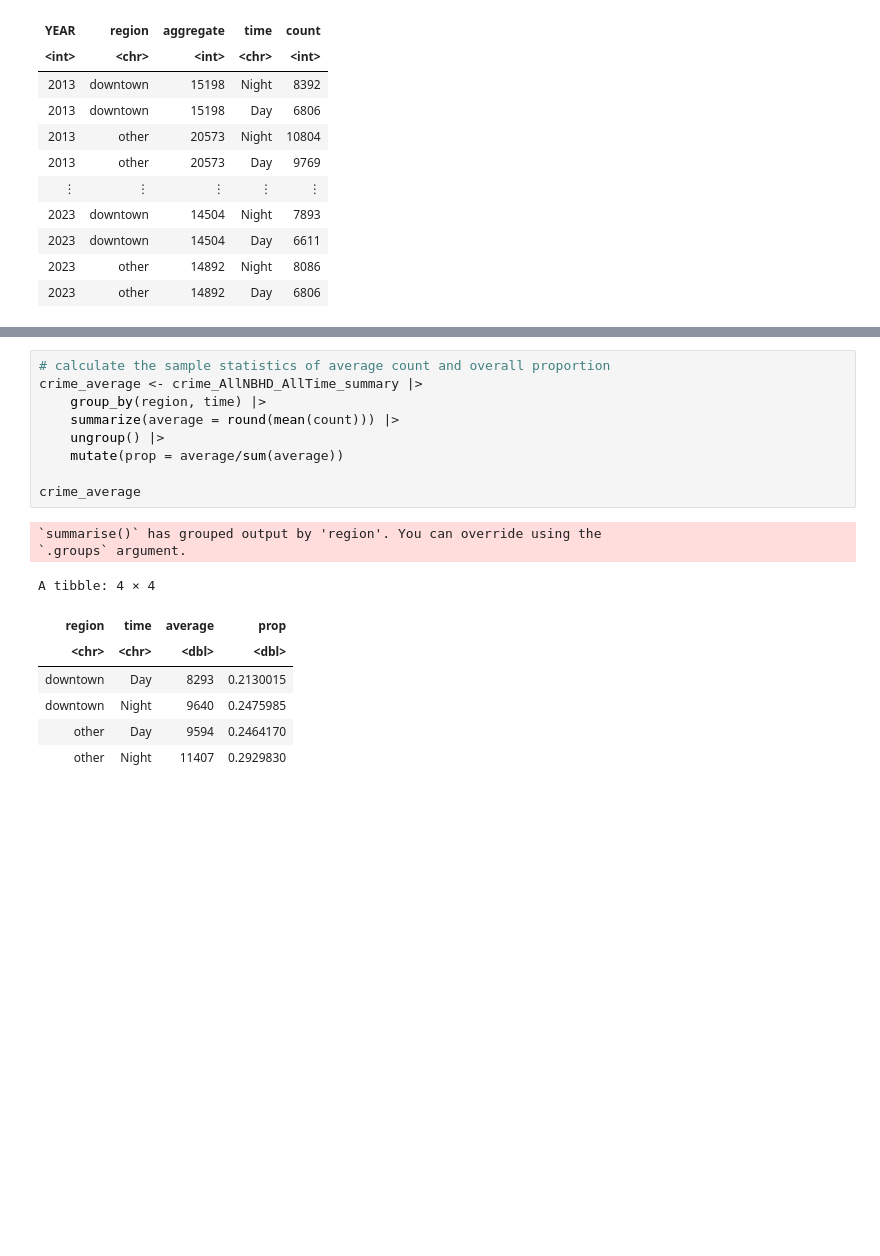
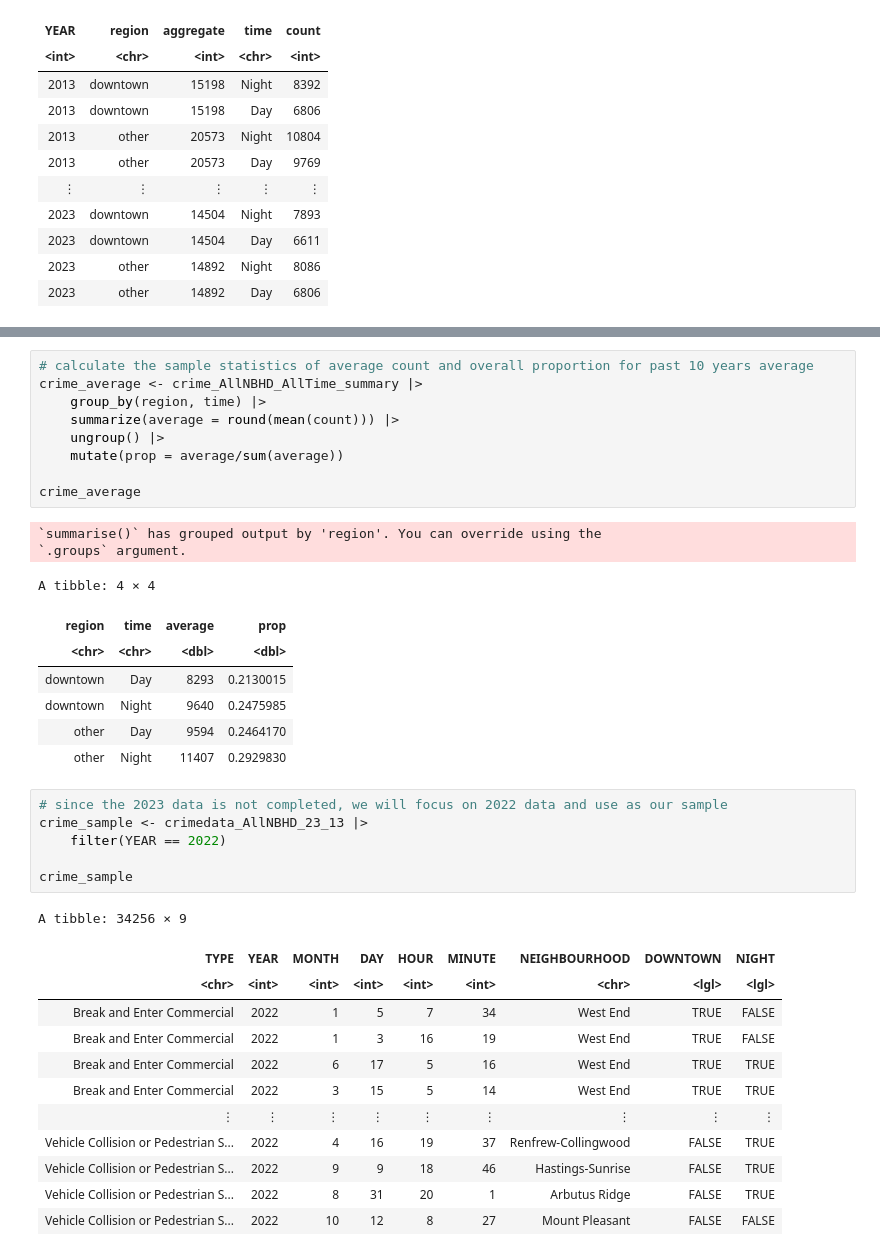
Before and after one commit to AllenCheng5186/STAT201-Group16-Group-Project, a Jupyter notebook: Preliminary Result.ipynb, the cells around one changed output, grey strips where cells are left out. Cells and saved outputs as stored; diff of their text form; blank space fills up the shorter version.

```diff
--- a/Preliminary Result.ipynb
+++ b/Preliminary Result.ipynb
@@ -188,5 +188,5 @@ crime_AllNBHD_AllTime_summary_prop
 # %%
-# calculate the sample statistics of average count and overall proportion
+# calculate the sample statistics of average count and overall proportion for past 10 years average
 crime_average <- crime_AllNBHD_AllTime_summary |>
     group_by(region, time) |>
     summarize(average = round(mean(count))) |>
@@ -204,3 +204,22 @@ A tibble: 4 × 4
 | downtown | Night | 9640 | 0.2475985 |
 | other | Day | 9594 | 0.2464170 |
 | other | Night | 11407 | 0.2929830 |
+# %%
+# since the 2023 data is not completed, we will focus on 2022 data and use as our sample
+crime_sample <- crimedata_AllNBHD_23_13 |>
+    filter(YEAR == 2022)
+
+crime_sample
+# %% [output]
+A tibble: 34256 × 9
+| TYPE | YEAR | MONTH | DAY | HOUR | MINUTE | NEIGHBOURHOOD | DOWNTOWN | NIGHT |
+| <chr> | <int> | <int> | <int> | <int> | <int> | <chr> | <lgl> | <lgl> |
+| Break and Enter Commercial | 2022 | 1 | 5 | 7 | 34 | West End | TRUE | FALSE |
+| Break and Enter Commercial | 2022 | 1 | 3 | 16 | 19 | West End | TRUE | FALSE |
+| Break and Enter Commercial | 2022 | 6 | 17 | 5 | 16 | West End | TRUE | TRUE |
+| Break and Enter Commercial | 2022 | 3 | 15 | 5 | 14 | West End | TRUE | TRUE |
+| ⋮ | ⋮ | ⋮ | ⋮ | ⋮ | ⋮ | ⋮ | ⋮ | ⋮ |
+| Vehicle Collision or Pedestrian S... | 2022 | 4 | 16 | 19 | 37 | Renfrew-Collingwood | FALSE | TRUE |
+| Vehicle Collision or Pedestrian S... | 2022 | 9 | 9 | 18 | 46 | Hastings-Sunrise | FALSE | TRUE |
+| Vehicle Collision or Pedestrian S... | 2022 | 8 | 31 | 20 | 1 | Arbutus Ridge | FALSE | TRUE |
+| Vehicle Collision or Pedestrian S... | 2022 | 10 | 12 | 8 | 27 | Mount Pleasant | FALSE | FALSE |
```
Also changed, not shown: parts of 4 cells of this notebook.
